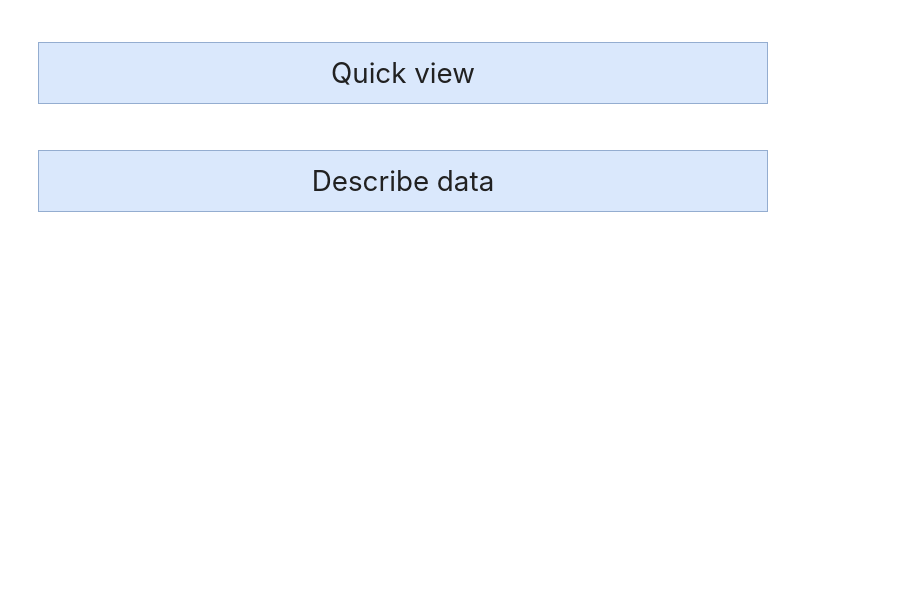
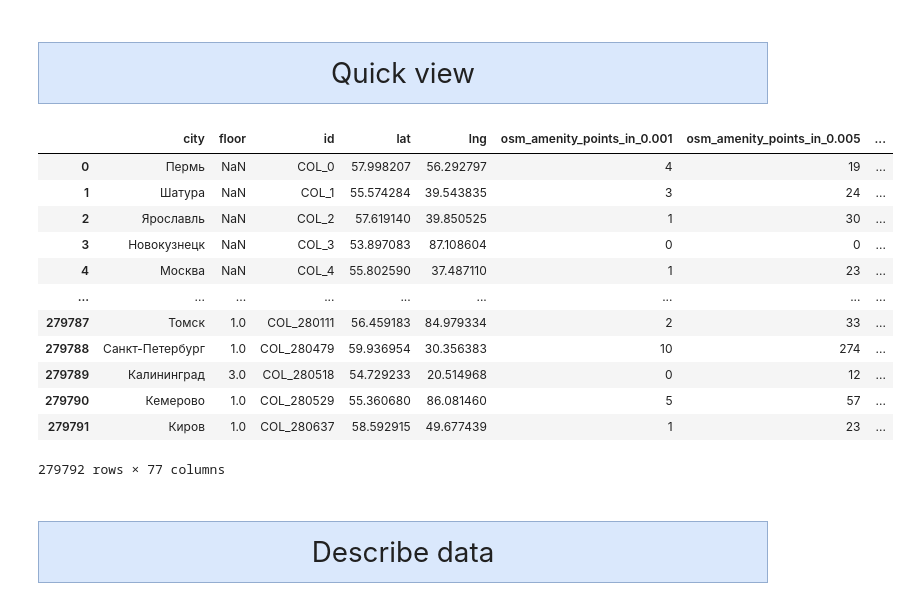
Before and after one commit to vladislavkruglikov/Raifhack-DS-2021-Fall, a Jupyter notebook: raifhack-ds-2021-fall.ipynb, the cells around one changed output. Cells and saved outputs as stored; diff of their text form; code cells hidden in the pictures; blank space fills up the shorter version.

```diff
--- a/raifhack-ds-2021-fall.ipynb
+++ b/raifhack-ds-2021-fall.ipynb
@@ -37,6 +36,6 @@ from sklearn.metrics import accuracy_score, mean_squared_error, make_scorer, mea
 
 sns.set_theme()
 # %%
-df = pd.read_csv('../input/raifhackds2021fall/data/train.csv')
+df_train = pd.read_csv('../input/raifhackds2021fall/data/train.csv')
 # %% [markdown]
 <h1 style='background-color: #dae8fc; border: 1px solid #94add0; padding: 10px; font-weight: 400; text-align:center'>Quick view</h1>
@@ -45,3 +42,19 @@ df
+# %%
+df_train
+# %% [output]
+|  | city | floor | id | lat | lng | osm_amenity_points_in_0.001 | osm_amenity_points_in_0.005 | ... |
+| 0 | Пермь | NaN | COL_0 | 57.998207 | 56.292797 | 4 | 19 | ... |
+| 1 | Шатура | NaN | COL_1 | 55.574284 | 39.543835 | 3 | 24 | ... |
+| 2 | Ярославль | NaN | COL_2 | 57.619140 | 39.850525 | 1 | 30 | ... |
+| 3 | Новокузнецк | NaN | COL_3 | 53.897083 | 87.108604 | 0 | 0 | ... |
+| 4 | Москва | NaN | COL_4 | 55.802590 | 37.487110 | 1 | 23 | ... |
+| ... | ... | ... | ... | ... | ... | ... | ... | ... |
+| 279787 | Томск | 1.0 | COL_280111 | 56.459183 | 84.979334 | 2 | 33 | ... |
+| 279788 | Санкт-Петербург | 1.0 | COL_280479 | 59.936954 | 30.356383 | 10 | 274 | ... |
+| 279789 | Калининград | 3.0 | COL_280518 | 54.729233 | 20.514968 | 0 | 12 | ... |
+| 279790 | Кемерово | 1.0 | COL_280529 | 55.360680 | 86.081460 | 5 | 57 | ... |
+| 279791 | Киров | 1.0 | COL_280637 | 58.592915 | 49.677439 | 1 | 23 | ... |
+279792 rows × 77 columns
 # %% [markdown]
 <h1 style='background-color: #dae8fc; border: 1px solid #94add0; padding: 10px; font-weight: 400; text-align:center'>Describe data</h1>
 # %%
```
Also changed, not shown: parts of 74 cells of this notebook.
